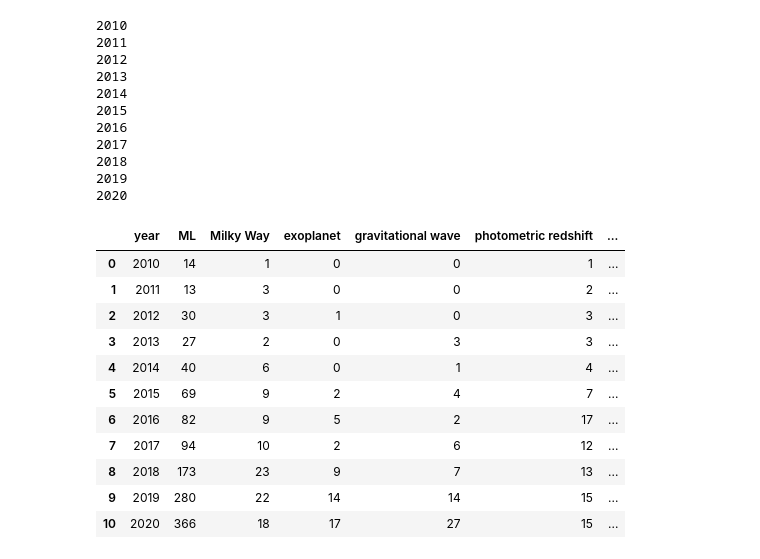
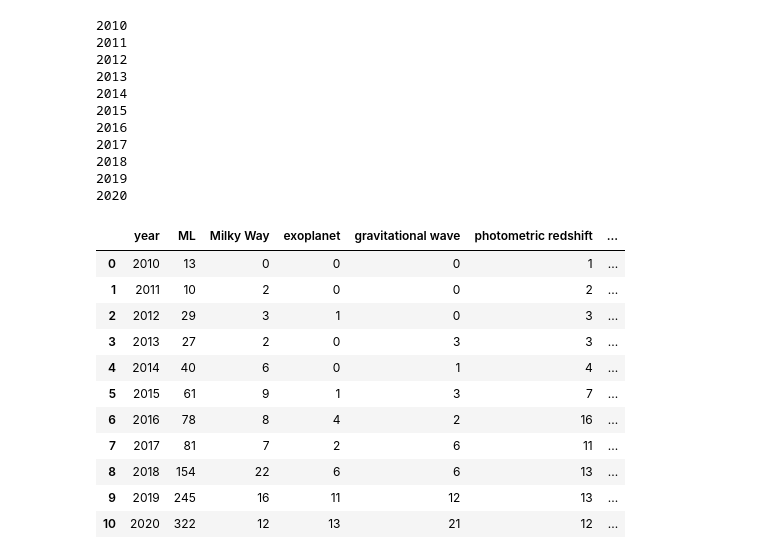
Before and after one commit to ShrRa/thesis_astroML, a Jupyter notebook: topicsFromAbstracts.ipynb, the cells around one changed output. Drawn from its saved outputs; the diff is of its cells as text; code cells hidden in the pictures.

```diff
--- a/topicsFromAbstracts.ipynb
+++ b/topicsFromAbstracts.ipynb
@@ -18,15 +29,17 @@ requester=AdsAbsRequester.Requester(token,'testRequest')
+# %%
+# Making a request with some additional specifier
+def request(year: int, additional: str)->int:
+    searchCriteria=('year:'+str(year),'database:astronomy',
+                    'property:refereed','abs:"machine learning"', additional)
+    params=setParams(searchCriteria,maxRows=10)
+    response = requests.get(url=AdsUrl, headers=headers, params=params)
+    count=response.json()['response']['numFound']
+    return count
 # %%
 years=range(2010,2021)
-# %%
-def request(year: int, additional: str)->int:
-    searchCriteria=('year:'+str(year),'database:astronomy',
-                    'property:refereed','abs:"machine learning"', additional)
-    requester.setParams(searchCriteria)
-    requester.loadData()
-    count=len(requester.response.json()['response']['docs'])
-    return count
 # %%
-
+# Additional specifiers, setting the topic, are chosen manually after just looking at the publications.
+# After all, a proper way to do this is to download all the abstracts and do some NLP...
 additionals=['Milky Way','exoplanet','gravitational wave',
              'photometric redshift','galaxy classification','star/galaxy',
             'lensing','transient','Sun']
@@ -34,11 +47,9 @@ statByYears=pd.DataFrame(columns=['year','ML']+additionals)
 for year in years:
     print(year)
     counts={'year':year}
-    c=request(year,'')
-    counts['ML']=c
+    counts['ML']=request(year,'')
     for add in additionals:
-        c=request(year,'abs:"'+add+'"')
-        counts[add]=c
+        counts[add]=request(year,'abs:"'+add+'"')
     statByYears=statByYears.append(counts,ignore_index=True)
 # %% [output]
 2010
@@ -52,20 +63,23 @@ for year in years:
 2018
 2019
 2020
-# %%
-statByYears['total']=statByYears.iloc[:, 2:].sum(axis=1)
-statByYears
-# %% [output]
-|  | year | ML | Milky Way | exoplanet | gravitational wave | photometric redshift | ... |
-| 0 | 2010 | 14 | 1 | 0 | 0 | 1 | ... |
-| 1 | 2011 | 13 | 3 | 0 | 0 | 2 | ... |
-| 2 | 2012 | 30 | 3 | 1 | 0 | 3 | ... |
-| 3 | 2013 | 27 | 2 | 0 | 3 | 3 | ... |
-| 4 | 2014 | 40 | 6 | 0 | 1 | 4 | ... |
-| 5 | 2015 | 69 | 9 | 2 | 4 | 7 | ... |
-| 6 | 2016 | 82 | 9 | 5 | 2 | 17 | ... |
-| 7 | 2017 | 94 | 10 | 2 | 6 | 12 | ... |
-| 8 | 2018 | 173 | 23 | 9 | 7 | 13 | ... |
-| 9 | 2019 | 280 | 22 | 14 | 14 | 15 | ... |
-| 10 | 2020 | 366 | 18 | 17 | 27 | 15 | ... |
+# %%
+# 'Total' reports a number of papers that have mentioning of ML AND some astronomical topic in the
+# abstract.
+statByYears['total']=0
+statByYears['total']=statByYears.iloc[:, 2:-1].sum(axis=1).astype(int)
+statByYears
+# %% [output]
+|  | year | ML | Milky Way | exoplanet | gravitational wave | photometric redshift | ... |
+| 0 | 2010 | 13 | 0 | 0 | 0 | 1 | ... |
+| 1 | 2011 | 10 | 2 | 0 | 0 | 2 | ... |
+| 2 | 2012 | 29 | 3 | 1 | 0 | 3 | ... |
+| 3 | 2013 | 27 | 2 | 0 | 3 | 3 | ... |
+| 4 | 2014 | 40 | 6 | 0 | 1 | 4 | ... |
+| 5 | 2015 | 61 | 9 | 1 | 3 | 7 | ... |
+| 6 | 2016 | 78 | 8 | 4 | 2 | 16 | ... |
+| 7 | 2017 | 81 | 7 | 2 | 6 | 11 | ... |
+| 8 | 2018 | 154 | 22 | 6 | 6 | 13 | ... |
+| 9 | 2019 | 245 | 16 | 11 | 12 | 13 | ... |
+| 10 | 2020 | 322 | 12 | 13 | 21 | 12 | ... |
 # %%
```
Also changed, not shown: parts of 7 cells of this notebook, 1 other file.
